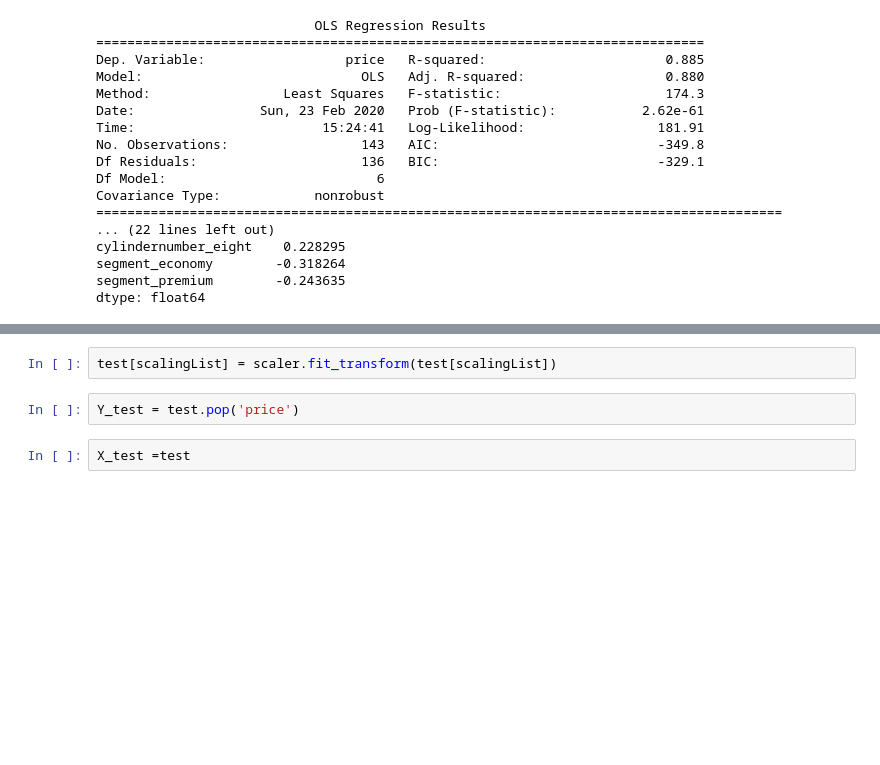
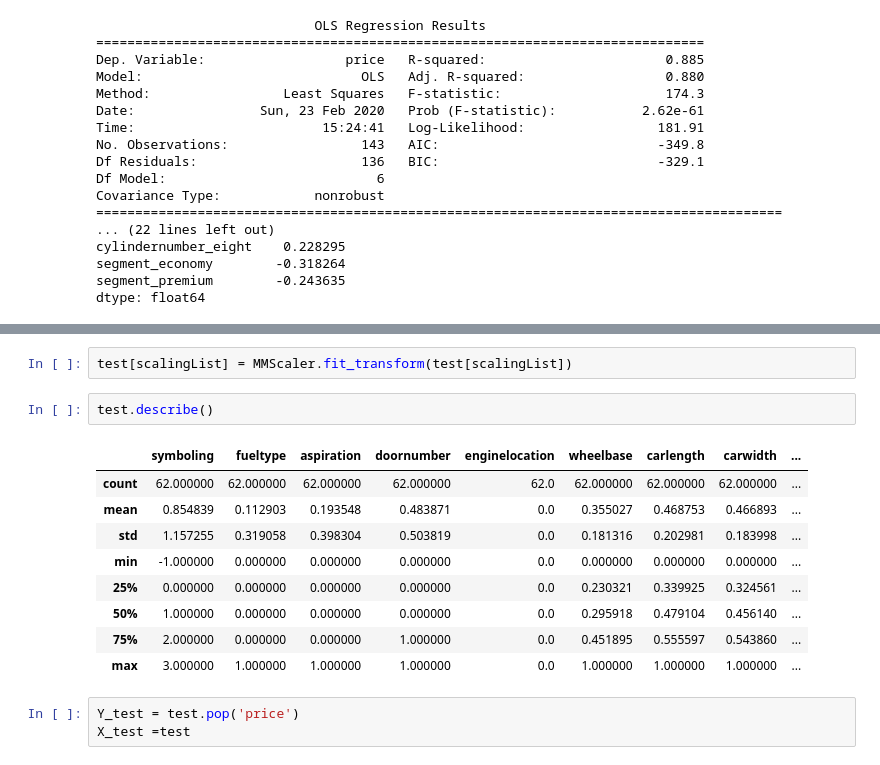
Before and after one commit to HemantTiwariGitHub/IntelligenceCodes, a Jupyter notebook: CarPriceAssignment.ipynb, the cells around one changed output, grey strips where cells are left out. Cells and saved outputs as stored; diff of their text form; blank space fills up the shorter version.

```diff
--- a/CarPriceAssignment.ipynb
+++ b/CarPriceAssignment.ipynb
@@ -679,8 +710,19 @@ plt.xlabel('Errors', fontsize = 18)
 # %%
-test[scalingList] = scaler.fit_transform(test[scalingList])
+test[scalingList] = MMScaler.fit_transform(test[scalingList])
+# %%
+test.describe()
+# %% [output]
+|  | symboling | fueltype | aspiration | doornumber | enginelocation | wheelbase | carlength | carwidth | ... |
+| count | 62.000000 | 62.000000 | 62.000000 | 62.000000 | 62.0 | 62.000000 | 62.000000 | 62.000000 | ... |
+| mean | 0.854839 | 0.112903 | 0.193548 | 0.483871 | 0.0 | 0.355027 | 0.468753 | 0.466893 | ... |
+| std | 1.157255 | 0.319058 | 0.398304 | 0.503819 | 0.0 | 0.181316 | 0.202981 | 0.183998 | ... |
+| min | -1.000000 | 0.000000 | 0.000000 | 0.000000 | 0.0 | 0.000000 | 0.000000 | 0.000000 | ... |
+| 25% | 0.000000 | 0.000000 | 0.000000 | 0.000000 | 0.0 | 0.230321 | 0.339925 | 0.324561 | ... |
+| 50% | 1.000000 | 0.000000 | 0.000000 | 0.000000 | 0.0 | 0.295918 | 0.479104 | 0.456140 | ... |
+| 75% | 2.000000 | 0.000000 | 0.000000 | 1.000000 | 0.0 | 0.451895 | 0.555597 | 0.543860 | ... |
+| max | 3.000000 | 1.000000 | 1.000000 | 1.000000 | 0.0 | 1.000000 | 1.000000 | 1.000000 | ... |
 # %%
 Y_test = test.pop('price')
+X_test =test
-# %%
-X_test =test
 # %%
 X_test.head()
```
Also changed, not shown: parts of 21 cells of this notebook.
